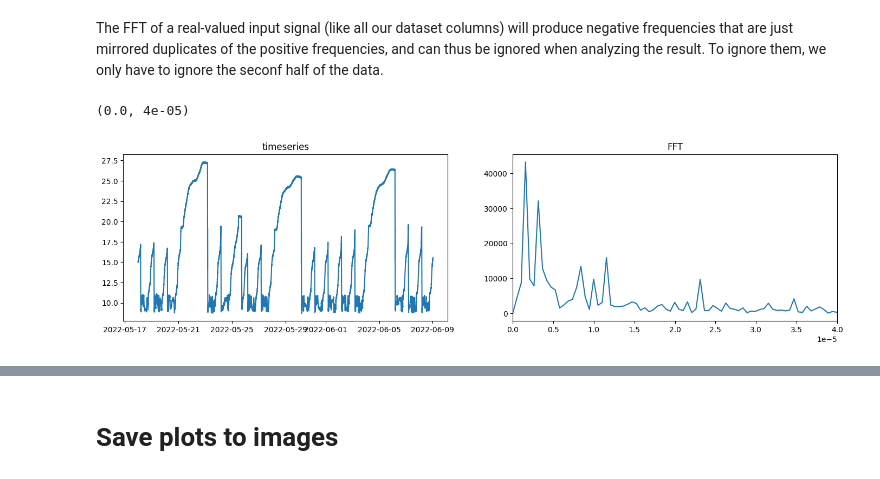
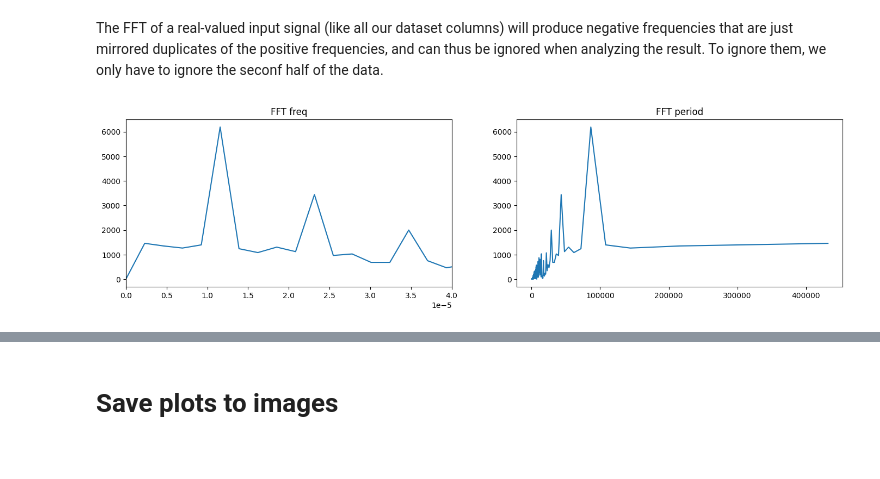
Before and after one commit to opticsensors/HVAC-predictive-control, a Jupyter notebook: notebooks/9.0-decision-plots-gaia-data.ipynb, the cells around one changed output, grey strips where cells are left out. Drawn from its saved outputs; the diff is of its cells as text; code cells hidden in the pictures.

```diff
--- a/notebooks/9.0-decision-plots-gaia-data.ipynb
+++ b/notebooks/9.0-decision-plots-gaia-data.ipynb
@@ -59,0 +64,4 @@ df_index.head()
+# %%
+dfs_weekdays = remove_weekends(df_index)
+for df_week in dfs_weekdays:
+    print(len(df_week))
@@ -59,0 +75,3 @@ df_index.head()
+# %%
+df_index = dfs_weekdays[2]
+df_index.head()
@@ -123,20 +208,28 @@ The FFT of a real-valued input signal (like all our dataset columns) will produc
 # %%
 varaible='T_imp'
 
 var_fft = np.fft.fft(df_index[varaible])
 var_fft[0] = 0
 var_mag = np.abs(var_fft)
 frate = 1/120 # seconds
 n = len(var_fft)
 freqs = np.fft.fftfreq(n, 1./frate) # cycles/second
 
 fig, axes = plt.subplots(nrows=1, ncols=2, figsize=(17, 4))
-axes[0].plot(df_index.index, df_index[varaible])
-axes[0].title.set_text('timeseries')
-axes[1].plot(freqs[:n//2], var_mag[:n//2])
-axes[1].title.set_text('FFT')
 
-axes[1].set_xlim([0, 0.00004])
+ini=0
+var_mag = var_mag[ini:n//2]
+freqs = freqs[ini:n//2]
+periods=1/freqs
+
+dataset = pd.DataFrame({'period': periods, 'frequency': freqs, 'magnitude':var_mag})
+dataset['period_hours'] = dataset['period'] / 3600
+
+axes[0].plot(dataset['frequency'], dataset['magnitude'])
+axes[0].title.set_text('FFT freq')
+axes[0].set_xlim([0, 0.00004])
+
+axes[1].plot(dataset['period'], dataset['magnitude'])
+axes[1].title.set_text('FFT period')
 # %% [output]
-(0.0, 4e-05)
-[figure, old version]
+[figure, new version]
```
Also changed, not shown: parts of 12 cells of this notebook, 25 other files.
